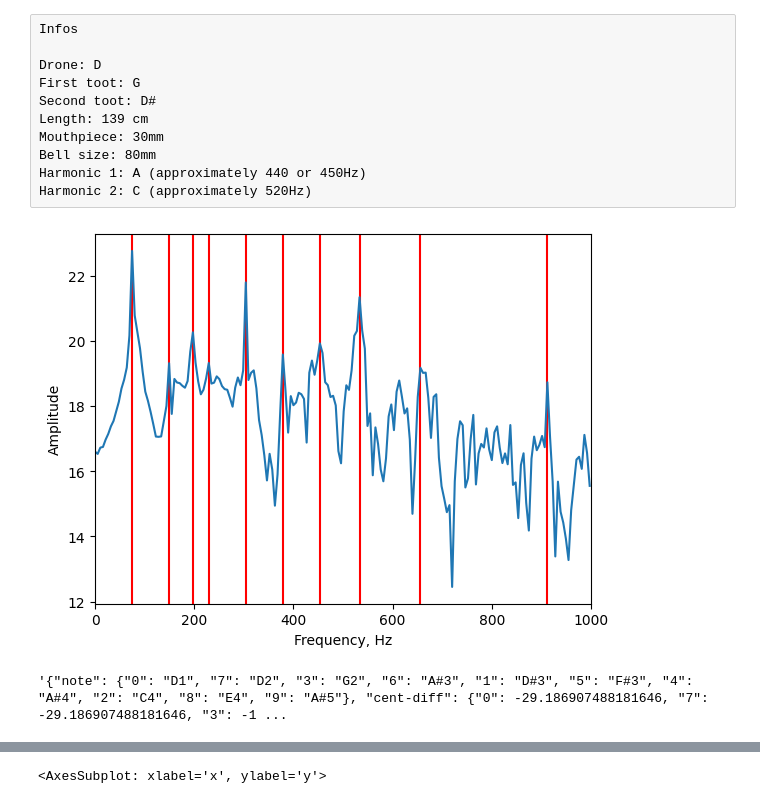
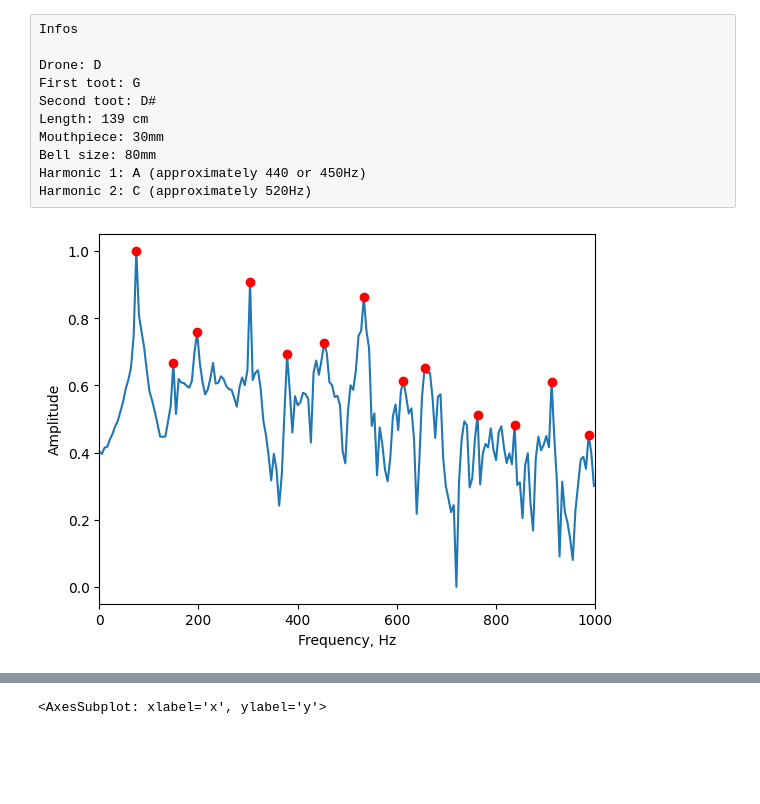
Before and after one commit to jnehring/didge-lab, a Jupyter notebook: src/experiments/fft-analysis/Tamaki.ipynb, the cells around one changed output, grey strips where cells are left out. Cells and saved outputs as stored; diff of their text form; code cells hidden in the pictures; blank space fills up the shorter version.

```diff
--- a/src/experiments/fft-analysis/Tamaki.ipynb
+++ b/src/experiments/fft-analysis/Tamaki.ipynb
@@ -41,77 +41,60 @@ def do_fft(infile, size=-1, maxfreq=1000):
         size=len(signal)
 
     fft_spectrum = np.fft.rfft(signal, n=size)
     freq = np.fft.rfftfreq(size, d=1./sampFreq)
     fft_spectrum_abs = np.abs(fft_spectrum)
 
     i=0
     while i<len(freq) and freq[i]<=maxfreq:
         i+=1
     freq = freq[0:i]
     fft_spectrum_abs = fft_spectrum_abs[0:i]
 
     return freq, fft_spectrum_abs
 
-# get peaks in fft
-def get_n_peaks(freq, spectrum, n=10):
-    # get all maxima
-    peaks = []
-    rising = True
+def get_harmonic_maxima(freq, spectrum, min_freq=60):
+    i=0
+    maxima = []
+    base_freq = min_freq
+    while i*base_freq<1000:
+        if i==0:
+            window = freq>min_freq
+        else:
+            window = (freq>(i+0.5)*base_freq) & (freq<base_freq*(i+1.5))
 
-    for i in range(1,len(spectrum)):
-        if spectrum[i]<spectrum[i-1] and rising:
-            rising = False
-            peaks.append(i-1)
-        if spectrum[i]>spectrum[i-1]:
-            rising = True
+        if window.astype(int).sum() == 0:
+            break
+        window_f = freq[window]
+        window_s = spectrum[window]
+        maxi = np.argmax(window_s)
+        max_f = window_f[maxi]
+        if i==0:
+            base_freq=max_f
 
-    # get n highest maxima
-    peaks = sorted(peaks, key=lambda x : spectrum[x], reverse=True)
-    df = []
-    for i in range(n):
-        f = freq[peaks[i]]
-        note, cent = freq_to_note_and_cent(f)
-        imp = spectrum[peaks[i]]
+        maxima.append(max_f)
+        i+=1
+    return maxima
 
-        skip = False
-        for j in range(len(df)):
-            if np.abs(np.log2(df[j][2])-np.log2(f))<0.15:
-                if imp>df[j][3]:
-                    del df[j]
-                    break
-                else:
-                    skip = True
-                    break
-
-        if not skip:
-            df.append([note_name(note), cent, f, imp])
-
-    df = pd.DataFrame(df, columns=["note", "cent-diff", "freq", "impedance"])
-
-
-
-    return df
 infile = "tamaki/tamaki_vorlage_short.wav"
 freq, spectrum = do_fft(infile)
-maxima = get_n_peaks(freq, spectrum, n=20).sort_values(by=["freq"])
-maxima
 spectrum = np.log2(spectrum)
+spectrum -= spectrum.min()
+spectrum /= spectrum.max()
 
-for m in maxima.freq:
-    plt.axvline(x=m, color="red")
+maxima_freqs = get_harmonic_maxima(freq, spectrum)
+maxima_indizes = [np.argmin(np.abs(freq-f)) for f in maxima_freqs]
+maxima_vols = spectrum[maxima_indizes]
+
+#for m in maxima:
+#    plt.axvline(x=m, color="red")
 
 plt.plot(freq, spectrum, label="sound")
+plt.plot(maxima_freqs, maxima_vols, marker='o', color='r', ls='')
 
 plt.xlim((0,1000))
 
 plt.xlabel("Frequency, Hz")
 plt.ylabel("Amplitude")
 plt.show()
-
-maxima.to_csv("maxima_4.csv")
-
-import json
-json.dumps(maxima.to_dict())
 # %% [output]
-[figure, old version]
+[figure, new version]
-'{"note": {"0": "D1", "7": "D2", "3": "G2", "6": "A#3", "1": "D#3", "5": "F#3", "4": "A#4", "2": "C4", "8": "E4", "9": "A#5"}, "cent-diff": {"0": -29.186907488181646, "7": -29.186907488181646, "3": -1 ...
```
Also changed, not shown: parts of 7 cells of this notebook, 7 other files.
